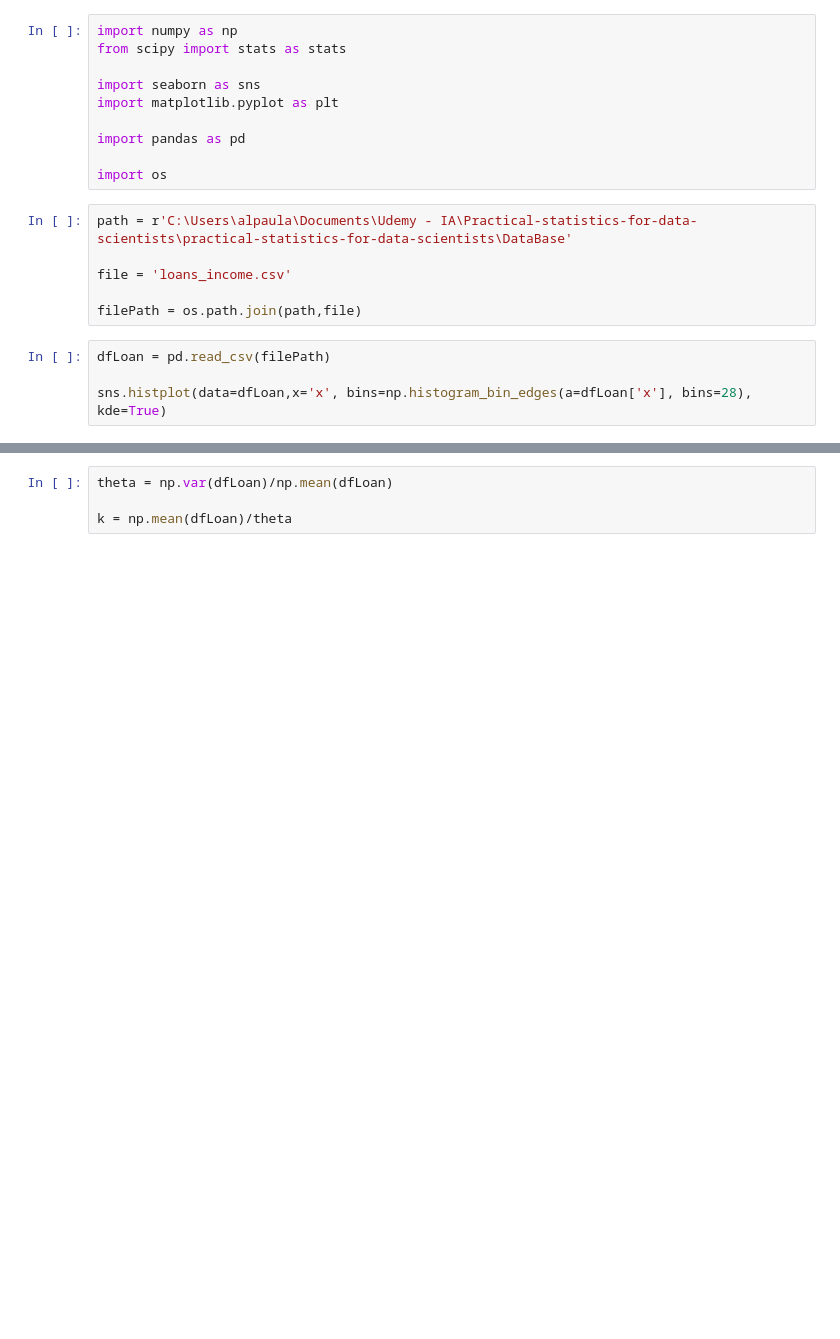
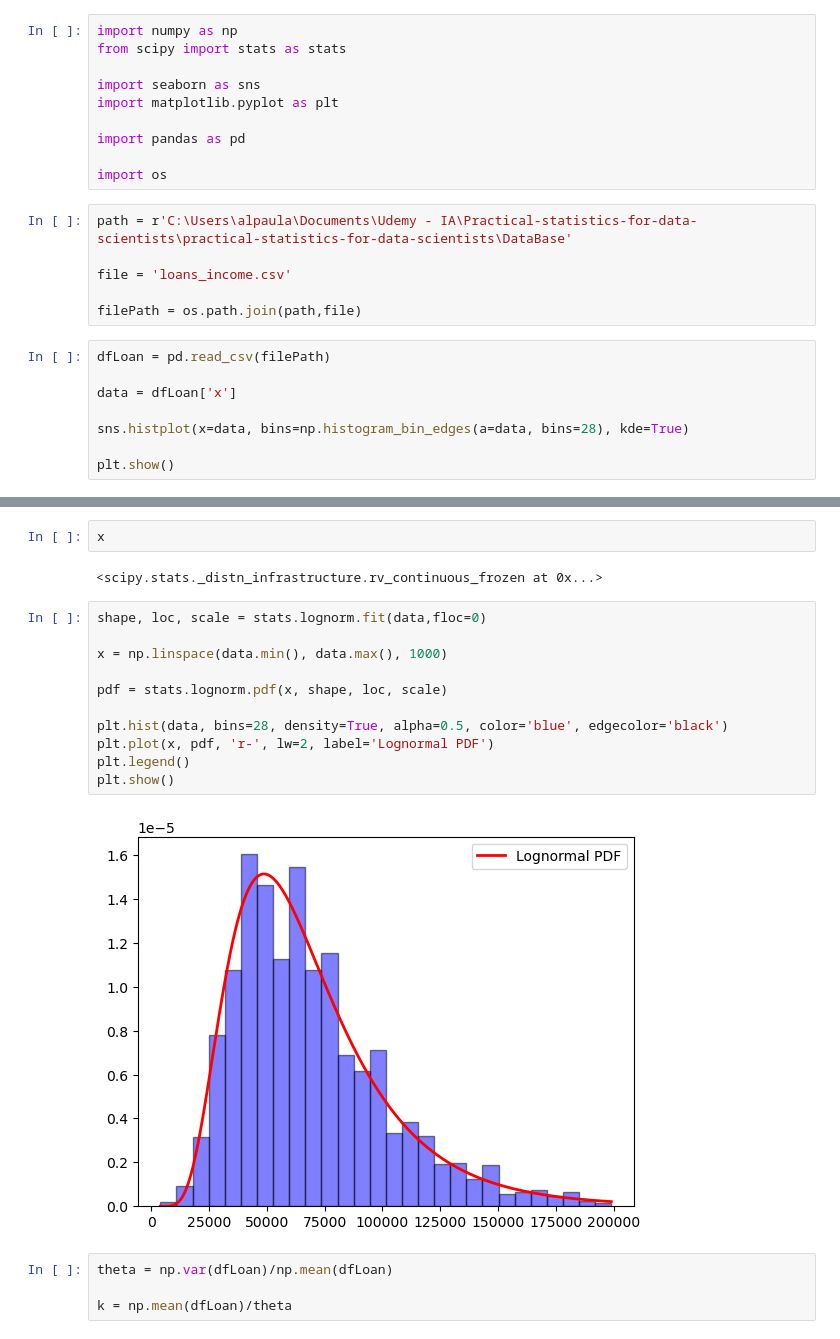
Before and after one commit to PacemqueDones/practical-statistics-for-data-scientists, a Jupyter notebook: Untitled.ipynb, the cells around one changed output, grey strips where cells are left out. Drawn from its saved outputs; the diff is of its cells as text; blank space fills up the shorter version.

```diff
--- a/Untitled.ipynb
+++ b/Untitled.ipynb
@@ -17,5 +17,9 @@ filePath = os.path.join(path,file)
 # %%
 dfLoan = pd.read_csv(filePath)
 
-sns.histplot(data=dfLoan,x='x', bins=np.histogram_bin_edges(a=dfLoan['x'], bins=28), kde=True)
+data = dfLoan['x']
+
+sns.histplot(x=data, bins=np.histogram_bin_edges(a=data, bins=28), kde=True)
+
+plt.show()
 # %% [output]
@@ -23,4 +26,21 @@ sns.histplot(data=dfLoan,x='x', bins=np.histogram_bin_edges(a=dfLoan['x'], bins=
 [figure]
+# %%
+x
+# %% [output]
+<scipy.stats._distn_infrastructure.rv_continuous_frozen at 0x...>
+# %%
+shape, loc, scale = stats.lognorm.fit(data,floc=0)
+
+x = np.linspace(data.min(), data.max(), 1000)
+
+pdf = stats.lognorm.pdf(x, shape, loc, scale)
+
+plt.hist(data, bins=28, density=True, alpha=0.5, color='blue', edgecolor='black')
+plt.plot(x, pdf, 'r-', lw=2, label='Lognormal PDF')
+plt.legend()
+plt.show()
+# %% [output]
+[figure, added]
 # %%
 theta = np.var(dfLoan)/np.mean(dfLoan)
 
```
Also changed, not shown: parts of 1 cell of this notebook.
